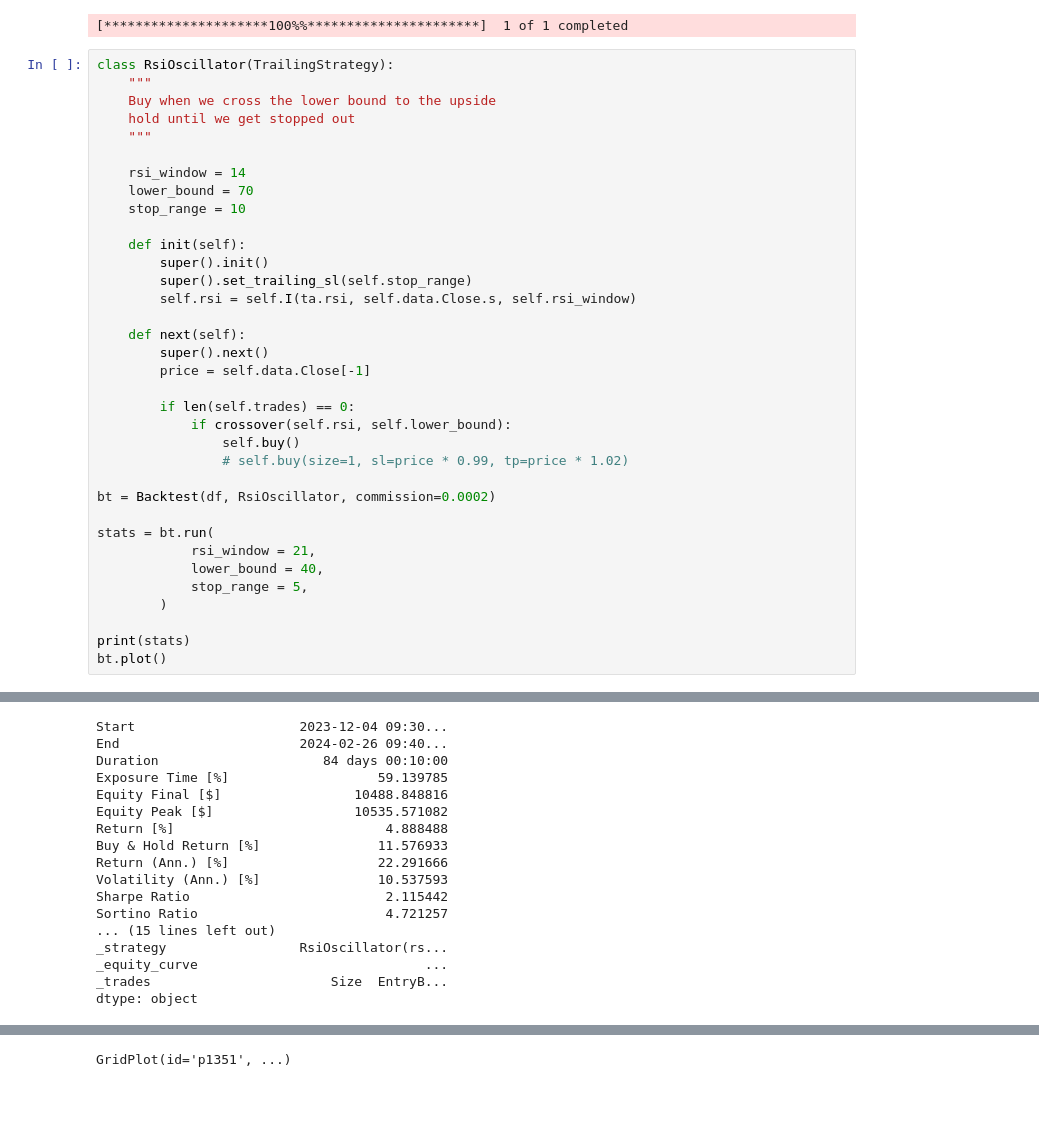
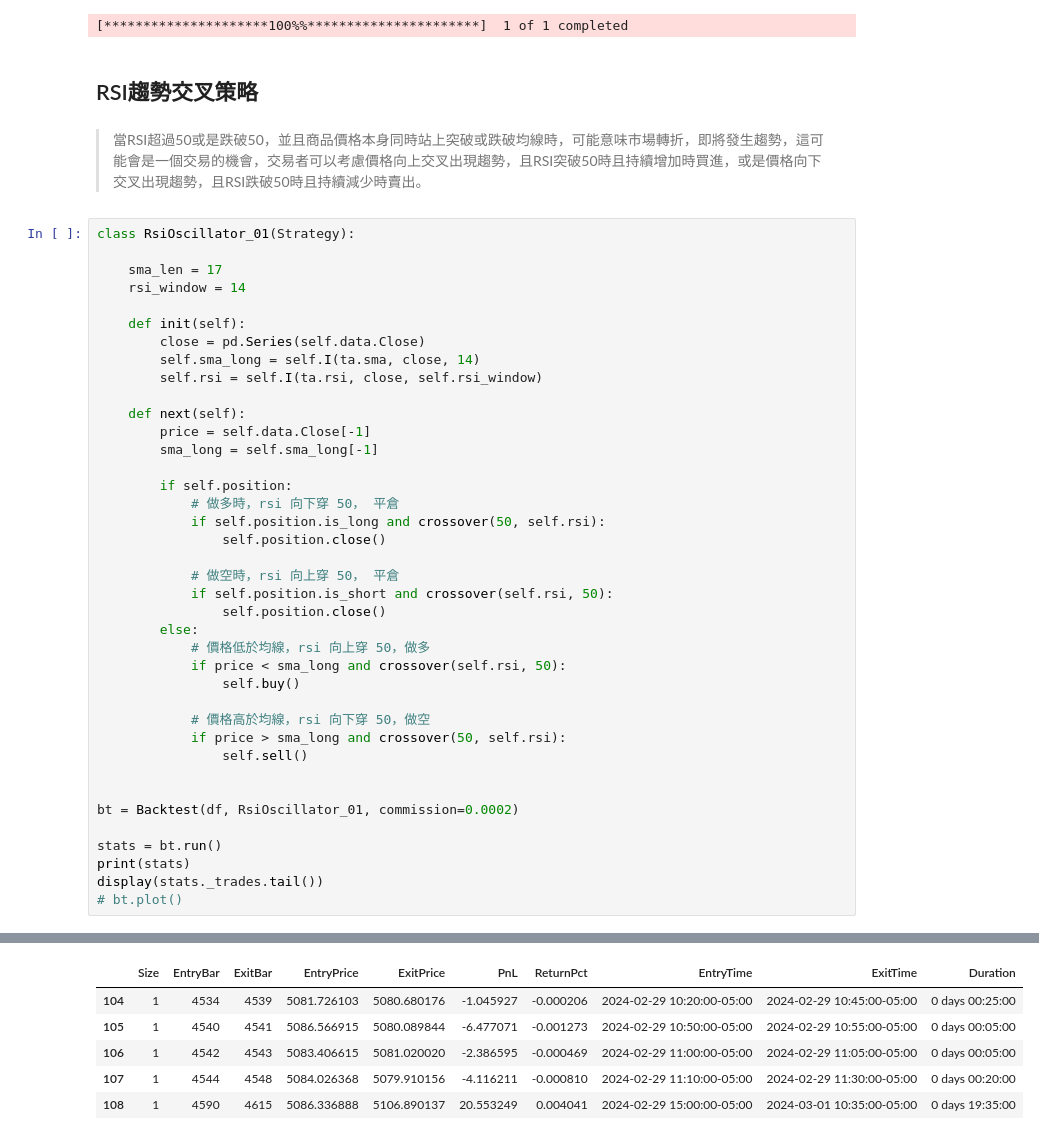
Before and after one commit to LunchBox/snowball, a Jupyter notebook: 012_rsi.ipynb, the cells around one changed output, grey strips where cells are left out. Cells and saved outputs as stored; diff of their text form; blank space fills up the shorter version.

```diff
--- a/012_rsi.ipynb
+++ b/012_rsi.ipynb
@@ -43,39 +33,47 @@ import yfinance as yf
 df = yf.download("^SPX", period="60d", interval="5m")
 # %% [output]
 [*********************100%%**********************]  1 of 1 completed
+# %% [markdown]
+## RSI趨勢交叉策略
+# %% [markdown]
+> 當RSI超過50或是跌破50，並且商品價格本身同時站上突破或跌破均線時，可能意味市場轉折，即將發生趨勢，這可能會是一個交易的機會，交易者可以考慮價格向上交叉出現趨勢，且RSI突破50時且持續增加時買進，或是價格向下交叉出現趨勢，且RSI跌破50時且持續減少時賣出。
 # %%
-class RsiOscillator(TrailingStrategy):
-    """
-    Buy when we cross the lower bound to the upside
-    hold until we get stopped out
-    """
+class RsiOscillator_01(Strategy):
 
+    sma_len = 17
     rsi_window = 14
-    lower_bound = 70
-    stop_range = 10
 
     def init(self):
-        super().init()
-        super().set_trailing_sl(self.stop_range)
-        self.rsi = self.I(ta.rsi, self.data.Close.s, self.rsi_window)
+        close = pd.Series(self.data.Close)
+        self.sma_long = self.I(ta.sma, close, 14)
+        self.rsi = self.I(ta.rsi, close, self.rsi_window)
 
     def next(self):
-        super().next()
         price = self.data.Close[-1]
+        sma_long = self.sma_long[-1]
 
-        if len(self.trades) == 0:
-            if crossover(self.rsi, self.lower_bound):
+        if self.position:
+            # 做多時，rsi 向下穿 50， 平倉
+            if self.position.is_long and crossover(50, self.rsi):
+                self.position.close()
+
+            # 做空時，rsi 向上穿 50， 平倉
+            if self.position.is_short and crossover(self.rsi, 50):
+                self.position.close()
+        else:
+            # 價格低於均線，rsi 向上穿 50，做多
+            if price < sma_long and crossover(self.rsi, 50):
                 self.buy()
-                # self.buy(size=1, sl=price * 0.99, tp=price * 1.02)
 
-bt = Backtest(df, RsiOscillator, commission=0.0002)
+            # 價格高於均線，rsi 向下穿 50，做空
+            if price > sma_long and crossover(50, self.rsi):
+                self.sell()
 
-stats = bt.run(
-            rsi_window = 21,
-            lower_bound = 40,
-            stop_range = 5,
-        )
 
+bt = Backtest(df, RsiOscillator_01, commission=0.0002)
+
+stats = bt.run()
 print(stats)
-bt.plot()
+display(stats._trades.tail())
+# bt.plot()
 # %% [output]
@@ -84,17 +96,0 @@ BokehDeprecationWarning: Passing lists of formats for DatetimeTickFormatter scal
-Start                     2023-12-04 09:30...
-End                       2024-02-26 09:40...
-Duration                     84 days 00:10:00
-Exposure Time [%]                   59.139785
-Equity Final [$]                 10488.848816
-Equity Peak [$]                  10535.571082
-Return [%]                           4.888488
-Buy & Hold Return [%]               11.576933
-Return (Ann.) [%]                   22.291666
-Volatility (Ann.) [%]               10.537593
-Sharpe Ratio                         2.115442
-Sortino Ratio                        4.721257
-... (15 lines left out)
-_strategy                 RsiOscillator(rs...
-_equity_curve                             ...
-_trades                       Size  EntryB...
-dtype: object
@@ -103 +97,6 @@ dtype: object
-GridPlot(id='p1351', ...)
+|  | Size | EntryBar | ExitBar | EntryPrice | ExitPrice | PnL | ReturnPct | EntryTime | ExitTime | Duration |
+| 104 | 1 | 4534 | 4539 | 5081.726103 | 5080.680176 | -1.045927 | -0.000206 | 2024-02-29 10:20:00-05:00 | 2024-02-29 10:45:00-05:00 | 0 days 00:25:00 |
+| 105 | 1 | 4540 | 4541 | 5086.566915 | 5080.089844 | -6.477071 | -0.001273 | 2024-02-29 10:50:00-05:00 | 2024-02-29 10:55:00-05:00 | 0 days 00:05:00 |
+| 106 | 1 | 4542 | 4543 | 5083.406615 | 5081.020020 | -2.386595 | -0.000469 | 2024-02-29 11:00:00-05:00 | 2024-02-29 11:05:00-05:00 | 0 days 00:05:00 |
+| 107 | 1 | 4544 | 4548 | 5084.026368 | 5079.910156 | -4.116211 | -0.000810 | 2024-02-29 11:10:00-05:00 | 2024-02-29 11:30:00-05:00 | 0 days 00:20:00 |
+| 108 | 1 | 4590 | 4615 | 5086.336888 | 5106.890137 | 20.553249 | 0.004041 | 2024-02-29 15:00:00-05:00 | 2024-03-01 10:35:00-05:00 | 0 days 19:35:00 |
```
Also changed, not shown: parts of 14 cells of this notebook.
